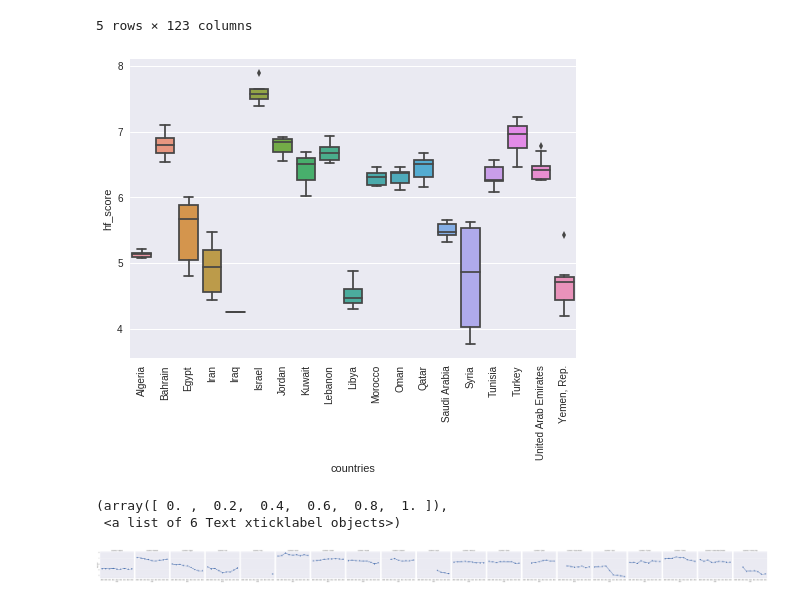
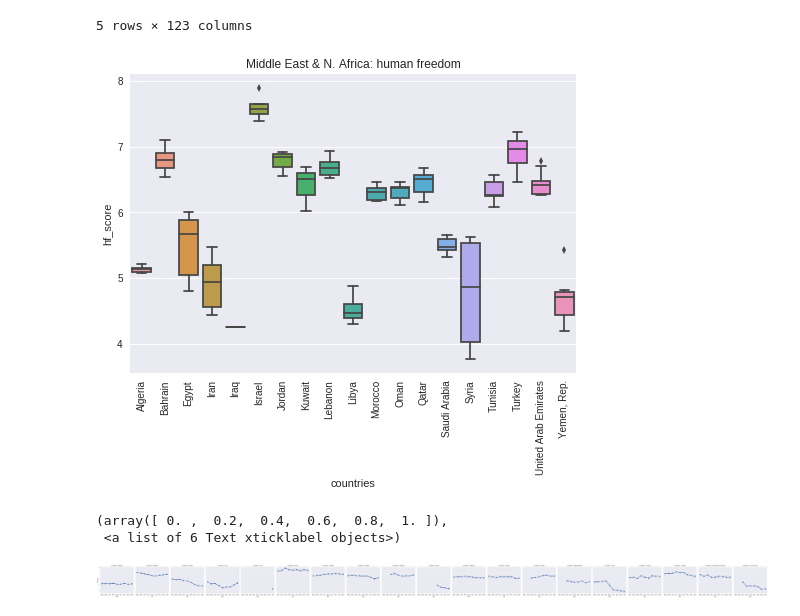
Before and after one commit to JaniceLove/Kaggle, a Jupyter notebook: Human freedom index.ipynb, the cells around one changed output. Saved outputs shown, nothing was run; the diff lists cells and outputs as text; code cells hidden in the pictures.

Commit message:
Updating notebook file and adding plot pngs.

```diff
--- a/Human freedom index.ipynb
+++ b/Human freedom index.ipynb
@@ -95,11 +95,11 @@ midEastNAf_df.head()
 | 4 | 2016 | IRQ | Iraq | Middle East & North Africa | NaN | NaN | NaN | 2.464387 | ... |
 5 rows × 123 columns
 # %%
-plot = sns.boxplot(x='countries', y = 'hf_score', data= midEastNAf_df)
+plot = sns.boxplot(x='countries', y = 'hf_score', data= midEastNAf_df).set_title("Middle East & N. Africa: human freedom")
 sns.plt.show()
 plt.xticks(rotation=90)
 # %% [output]
-[figure, old version]
+[figure, new version]
 (array([ 0. ,  0.2,  0.4,  0.6,  0.8,  1. ]),
  <a list of 6 Text xticklabel objects>)
 # %%
```
Also changed, not shown: 2 other files.
